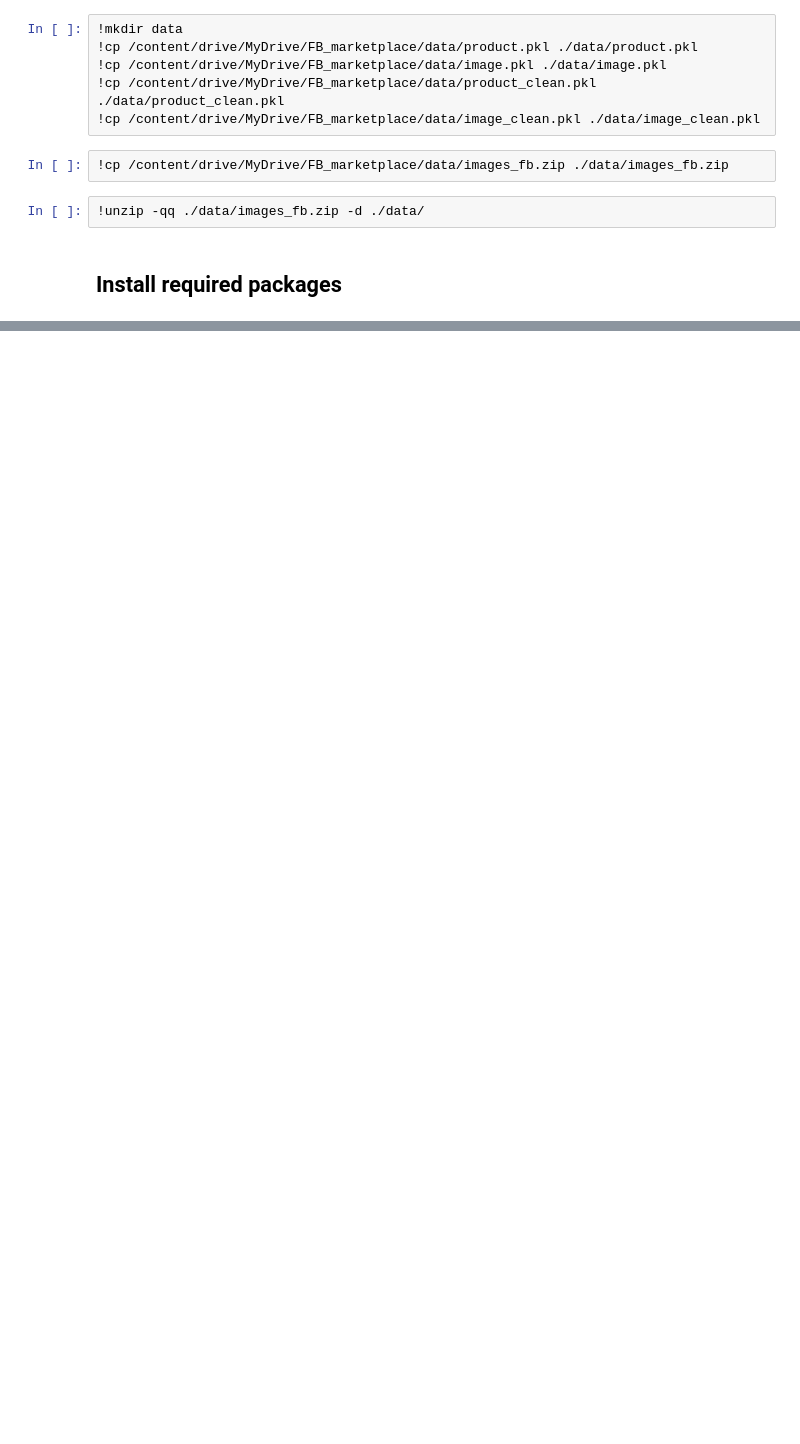
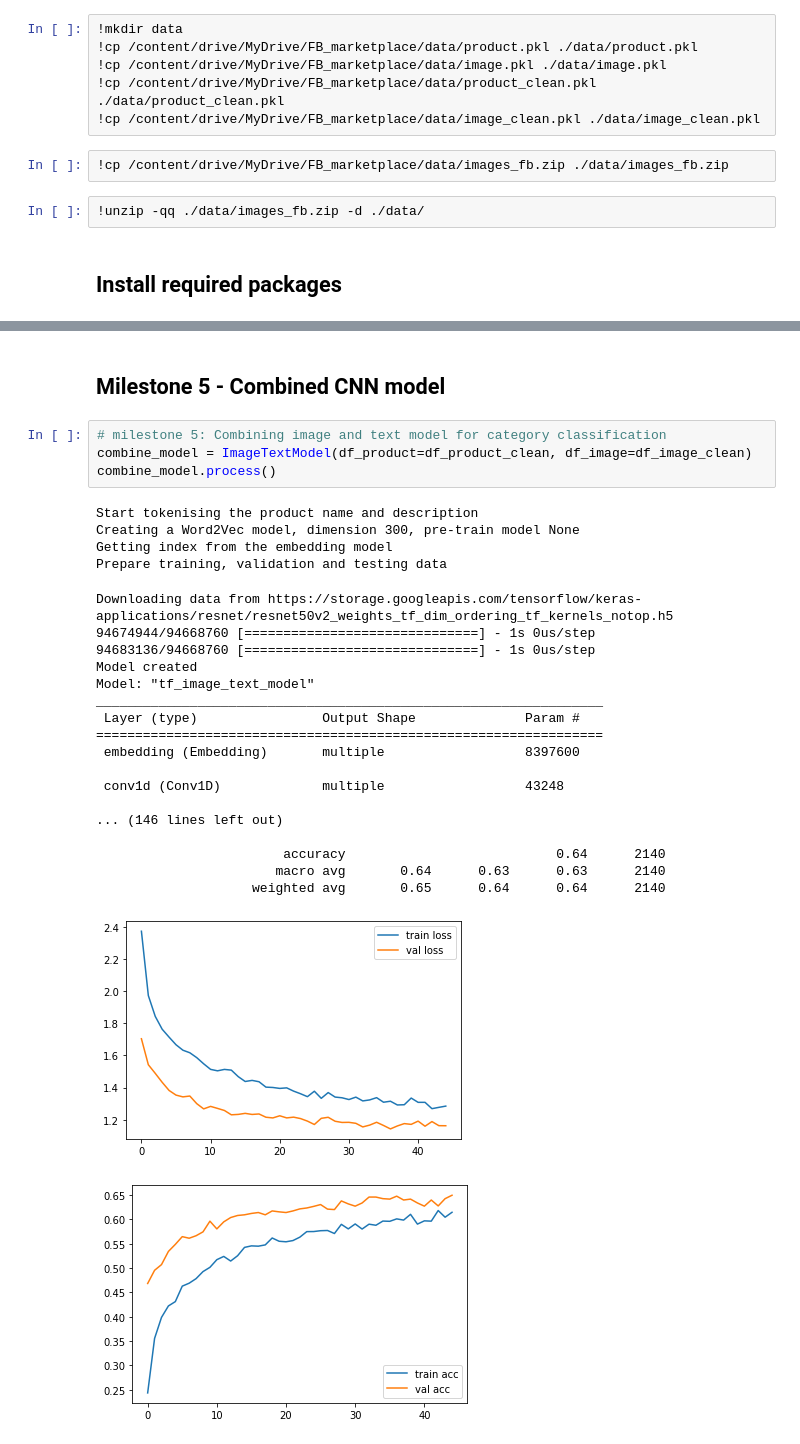
Before and after one commit to chrisyw0/fb_marketplace_recommendation, a Jupyter notebook: fb_marketplace_recommendation.ipynb, the cells around one changed output, grey strips where cells are left out. Cells and saved outputs as stored; diff of their text form; blank space fills up the shorter version.

```diff
--- a/fb_marketplace_recommendation.ipynb
+++ b/fb_marketplace_recommendation.ipynb
@@ -114,0 +255,30 @@ Done. View your TensorBoard at https://tensorboard.dev/experiment/9u1q6KkzTzaJm5
+# %% [markdown]
+## Milestone 5 - Combined CNN model
+# %%
+# milestone 5: Combining image and text model for category classification
+combine_model = ImageTextModel(df_product=df_product_clean, df_image=df_image_clean)
+combine_model.process()
+# %% [output]
+Start tokenising the product name and description
+Creating a Word2Vec model, dimension 300, pre-train model None
+Getting index from the embedding model
+Prepare training, validation and testing data
+Downloading data from https://storage.googleapis.com/tensorflow/keras-applications/resnet/resnet50v2_weights_tf_dim_ordering_tf_kernels_notop.h5
+94674944/94668760 [==============================] - 1s 0us/step
+94683136/94668760 [==============================] - 1s 0us/step
+Model created
+Model: "tf_image_text_model"
+_________________________________________________________________
+ Layer (type)                Output Shape              Param #
+=================================================================
+ embedding (Embedding)       multiple                  8397600
+
+ conv1d (Conv1D)             multiple                  43248
+
+... (146 lines left out)
+
+                        accuracy                           0.64      2140
+                       macro avg       0.64      0.63      0.63      2140
+                    weighted avg       0.65      0.64      0.64      2140
+[figure, added]
+[figure, added]
```
Also changed, not shown: parts of 17 cells of this notebook, 8 other files.
